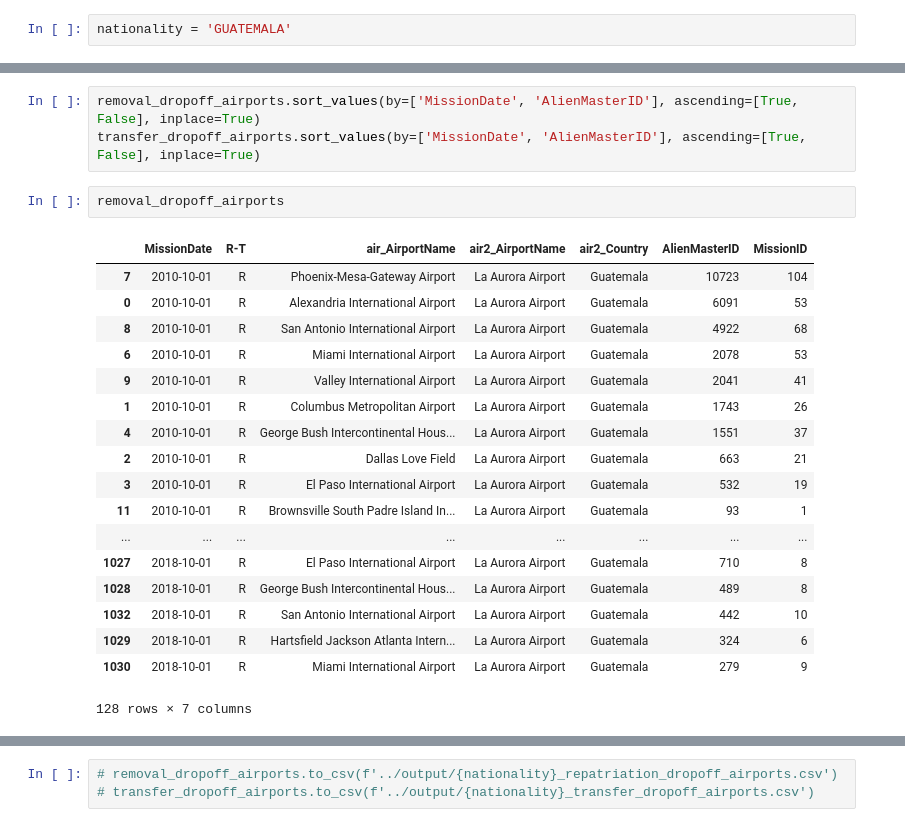
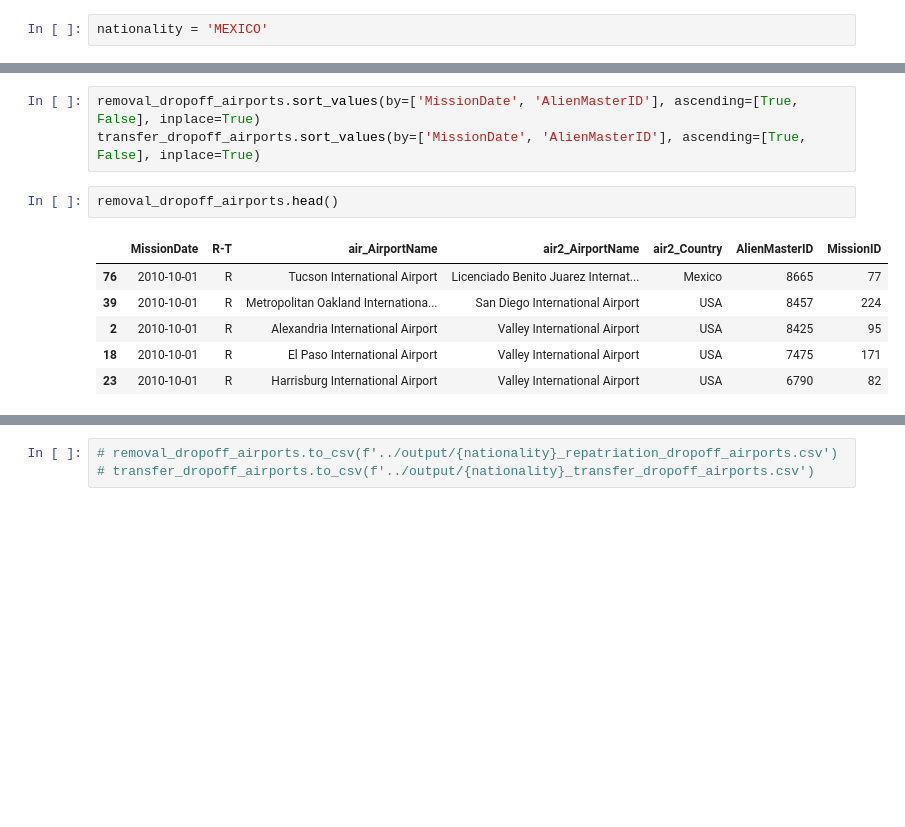
Before and after one commit to UWCHR/ice-air, a Jupyter notebook: analyze/note/nationality.ipynb, the cells around one changed output, grey strips where cells are left out. Cells and saved outputs as stored; diff of their text form; blank space fills up the shorter version.

```diff
--- a/analyze/note/nationality.ipynb
+++ b/analyze/note/nationality.ipynb
@@ -45,7 +45,7 @@ memory usage: 168.6 MB
 # %% [markdown]
 # By country of citizenship
 # %%
-nationality = 'GUATEMALA'
+nationality = 'MEXICO'
 # %%
 removal_df = df[df['R-T'] == 'R'].drop_duplicates(subset='AlienMasterID')
 transfer_df = df[df['R-T'] == 'R'].drop_duplicates(subset='AlienMasterID')
@@ -223,26 +225,14 @@ transfer_dropoff_airports = g[g['R-T'] == 'T'].copy()
 removal_dropoff_airports.sort_values(by=['MissionDate', 'AlienMasterID'], ascending=[True, False], inplace=True)
 transfer_dropoff_airports.sort_values(by=['MissionDate', 'AlienMasterID'], ascending=[True, False], inplace=True)
 # %%
-removal_dropoff_airports
+removal_dropoff_airports.head()
 # %% [output]
 |  | MissionDate | R-T | air_AirportName | air2_AirportName | air2_Country | AlienMasterID | MissionID |
-| 7 | 2010-10-01 | R | Phoenix-Mesa-Gateway Airport | La Aurora Airport | Guatemala | 10723 | 104 |
-| 0 | 2010-10-01 | R | Alexandria International Airport | La Aurora Airport | Guatemala | 6091 | 53 |
-| 8 | 2010-10-01 | R | San Antonio International Airport | La Aurora Airport | Guatemala | 4922 | 68 |
-| 6 | 2010-10-01 | R | Miami International Airport | La Aurora Airport | Guatemala | 2078 | 53 |
-| 9 | 2010-10-01 | R | Valley International Airport | La Aurora Airport | Guatemala | 2041 | 41 |
-| 1 | 2010-10-01 | R | Columbus Metropolitan Airport | La Aurora Airport | Guatemala | 1743 | 26 |
-| 4 | 2010-10-01 | R | George Bush Intercontinental Hous... | La Aurora Airport | Guatemala | 1551 | 37 |
-| 2 | 2010-10-01 | R | Dallas Love Field | La Aurora Airport | Guatemala | 663 | 21 |
-| 3 | 2010-10-01 | R | El Paso International Airport | La Aurora Airport | Guatemala | 532 | 19 |
-| 11 | 2010-10-01 | R | Brownsville South Padre Island In... | La Aurora Airport | Guatemala | 93 | 1 |
-| ... | ... | ... | ... | ... | ... | ... | ... |
-| 1027 | 2018-10-01 | R | El Paso International Airport | La Aurora Airport | Guatemala | 710 | 8 |
-| 1028 | 2018-10-01 | R | George Bush Intercontinental Hous... | La Aurora Airport | Guatemala | 489 | 8 |
-| 1032 | 2018-10-01 | R | San Antonio International Airport | La Aurora Airport | Guatemala | 442 | 10 |
-| 1029 | 2018-10-01 | R | Hartsfield Jackson Atlanta Intern... | La Aurora Airport | Guatemala | 324 | 6 |
-| 1030 | 2018-10-01 | R | Miami International Airport | La Aurora Airport | Guatemala | 279 | 9 |
+| 76 | 2010-10-01 | R | Tucson International Airport | Licenciado Benito Juarez Internat... | Mexico | 8665 | 77 |
+| 39 | 2010-10-01 | R | Metropolitan Oakland Internationa... | San Diego International Airport | USA | 8457 | 224 |
+| 2 | 2010-10-01 | R | Alexandria International Airport | Valley International Airport | USA | 8425 | 95 |
+| 18 | 2010-10-01 | R | El Paso International Airport | Valley International Airport | USA | 7475 | 171 |
+| 23 | 2010-10-01 | R | Harrisburg International Airport | Valley International Airport | USA | 6790 | 82 |
-128 rows × 7 columns
 # %%
 transfer_dropoff_airports.head(10)
 # %% [output]
```
Also changed, not shown: parts of 41 cells of this notebook, 4 other files.
